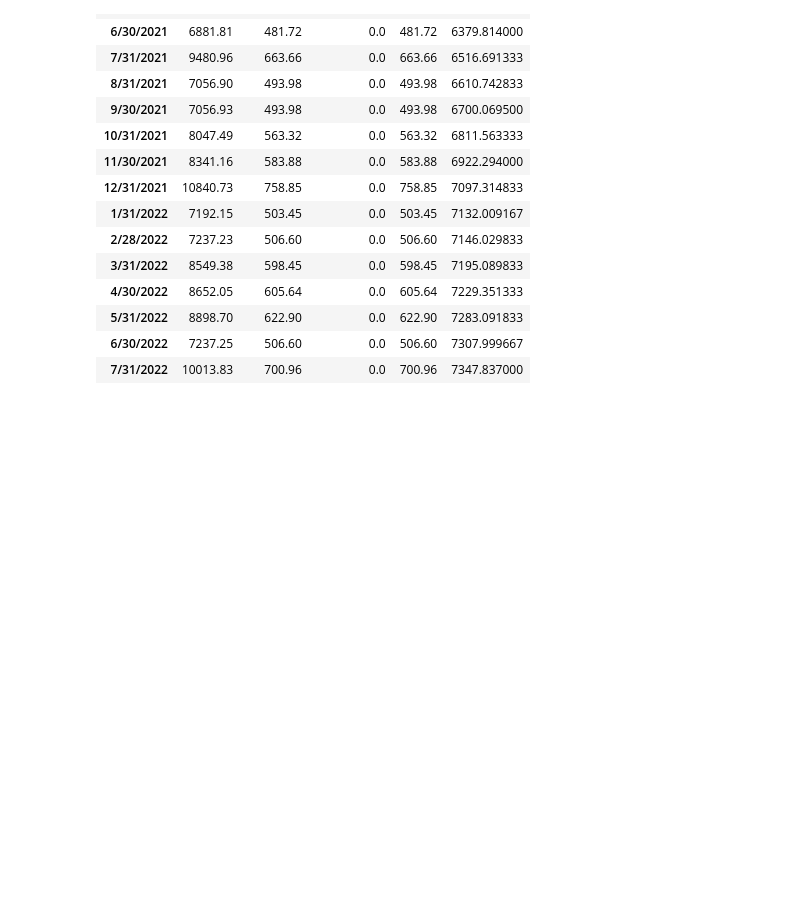
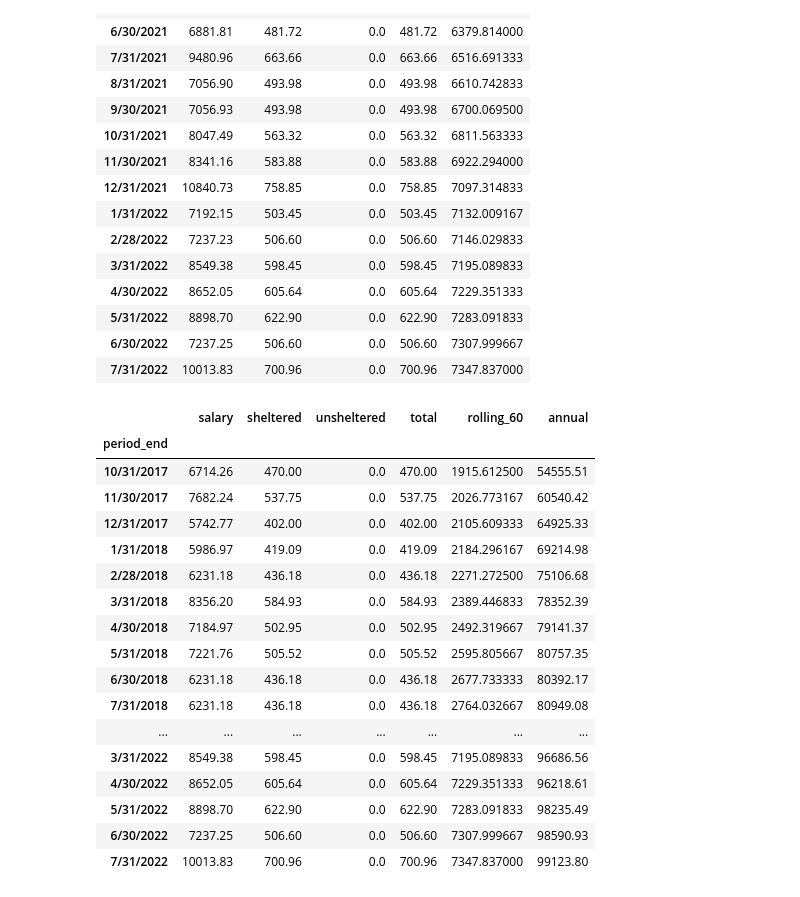
Before and after one commit to danielle3625/avg_salary, a Jupyter notebook: high60_calc_v2.ipynb, the cells around one changed output. Saved outputs shown, nothing was run; the diff lists cells and outputs as text; code cells hidden in the pictures; blank space fills up the shorter version.

Commit message:
Code program and compare results to expected result key

```diff
--- a/high60_calc_v2.ipynb
+++ b/high60_calc_v2.ipynb
@@ -134,11 +134,11 @@ df = pd.read_csv('export_format.csv')
 # So, pandas already labeled the column as float64, and not an object, due to no commas
 # Because there were no commas to replace, this line of code was breaking the program. So, I commented it out.
 #df['salary'] = df['salary'].str.replace(',', '')
-df['salary'] = pd.to_numeric(df['salary'])
+#df['salary'] = pd.to_numeric(df['salary'])
 df = df.groupby('period_end').sum()
 df = df.sort_values(by='period_end', key=pd.to_datetime)
 df['rolling_60'] = df['salary'].rolling(60).mean()
-
+df['annual'] = df['salary'].rolling(12).sum()
 
 df.tail(15)
 # %% [output]
@@ -164,0 +171,30 @@ df.tail(15)
+# %%
+# add annual totals because this is how the excel workbook is setup, need == values to compare
+df['annual'] = df['salary'].rolling(12).sum()
+# %%
+df.tail(60)
+# After running this, i notice that period_end 2/28/18 down through 7/31/18 annual totals match
+# It gets off at period end 8/30/2018
+
+# Since this current project perspective is to write a program that calculates the
+# average salary, and the objective is not to clean the data in the software...
+# I am going to move on to another test case
+# %% [output]
+|  | salary | sheltered | unsheltered | total | rolling_60 | annual |
+| period_end |  |  |  |  |  |  |
+| 10/31/2017 | 6714.26 | 470.00 | 0.0 | 470.00 | 1915.612500 | 54555.51 |
+| 11/30/2017 | 7682.24 | 537.75 | 0.0 | 537.75 | 2026.773167 | 60540.42 |
+| 12/31/2017 | 5742.77 | 402.00 | 0.0 | 402.00 | 2105.609333 | 64925.33 |
+| 1/31/2018 | 5986.97 | 419.09 | 0.0 | 419.09 | 2184.296167 | 69214.98 |
+| 2/28/2018 | 6231.18 | 436.18 | 0.0 | 436.18 | 2271.272500 | 75106.68 |
+| 3/31/2018 | 8356.20 | 584.93 | 0.0 | 584.93 | 2389.446833 | 78352.39 |
+| 4/30/2018 | 7184.97 | 502.95 | 0.0 | 502.95 | 2492.319667 | 79141.37 |
+| 5/31/2018 | 7221.76 | 505.52 | 0.0 | 505.52 | 2595.805667 | 80757.35 |
+| 6/30/2018 | 6231.18 | 436.18 | 0.0 | 436.18 | 2677.733333 | 80392.17 |
+| 7/31/2018 | 6231.18 | 436.18 | 0.0 | 436.18 | 2764.032667 | 80949.08 |
+| ... | ... | ... | ... | ... | ... | ... |
+| 3/31/2022 | 8549.38 | 598.45 | 0.0 | 598.45 | 7195.089833 | 96686.56 |
+| 4/30/2022 | 8652.05 | 605.64 | 0.0 | 605.64 | 7229.351333 | 96218.61 |
+| 5/31/2022 | 8898.70 | 622.90 | 0.0 | 622.90 | 7283.091833 | 98235.49 |
+| 6/30/2022 | 7237.25 | 506.60 | 0.0 | 506.60 | 7307.999667 | 98590.93 |
+| 7/31/2022 | 10013.83 | 700.96 | 0.0 | 700.96 | 7347.837000 | 99123.80 |
```
Also changed, not shown: parts of 12 cells of this notebook.
